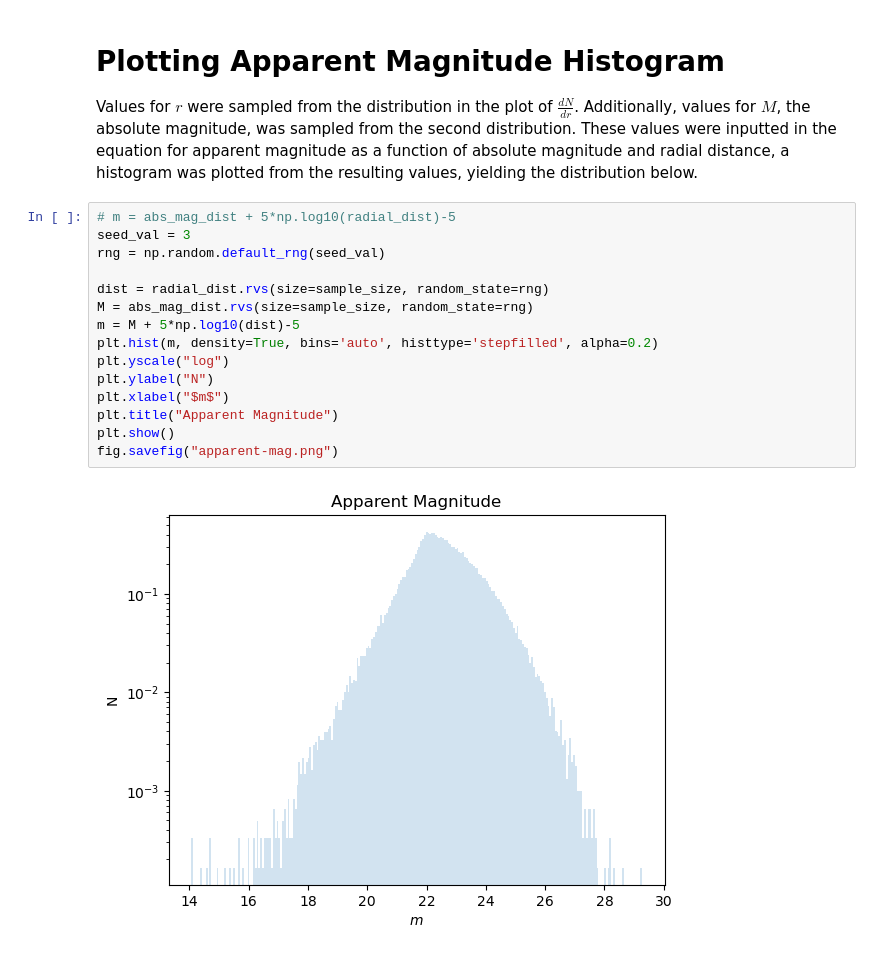
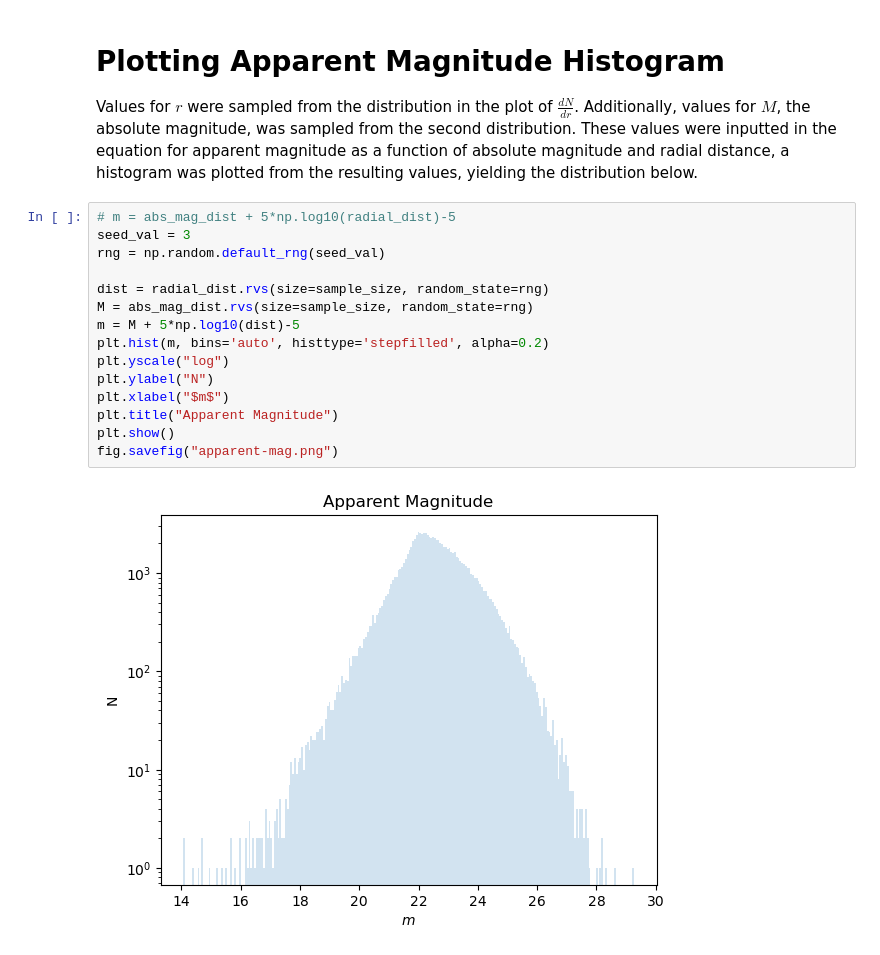
Before and after one commit to 1861952/Fast-PM-Stars-Python-Notebooks, a Jupyter notebook: dN-dR-and-half-norm-data.ipynb, the cells around one changed output. Saved outputs shown, nothing was run; the diff lists cells and outputs as text.

```diff
--- a/dN-dR-and-half-norm-data.ipynb
+++ b/dN-dR-and-half-norm-data.ipynb
@@ -96,17 +96,17 @@ Values for $r$ were sampled from the distribution in the plot of $\frac{dN}{dr}$
 # %%
 # m = abs_mag_dist + 5*np.log10(radial_dist)-5
 seed_val = 3
 rng = np.random.default_rng(seed_val)
 
 dist = radial_dist.rvs(size=sample_size, random_state=rng)
 M = abs_mag_dist.rvs(size=sample_size, random_state=rng)
 m = M + 5*np.log10(dist)-5
-plt.hist(m, density=True, bins='auto', histtype='stepfilled', alpha=0.2)
+plt.hist(m, bins='auto', histtype='stepfilled', alpha=0.2)
 plt.yscale("log")
 plt.ylabel("N")
 plt.xlabel("$m$")
 plt.title("Apparent Magnitude")
 plt.show()
 fig.savefig("apparent-mag.png")
 # %% [output]
-[figure, old version]
+[figure, new version]
```
Also changed, not shown: parts of 2 cells of this notebook, 16 other files.
